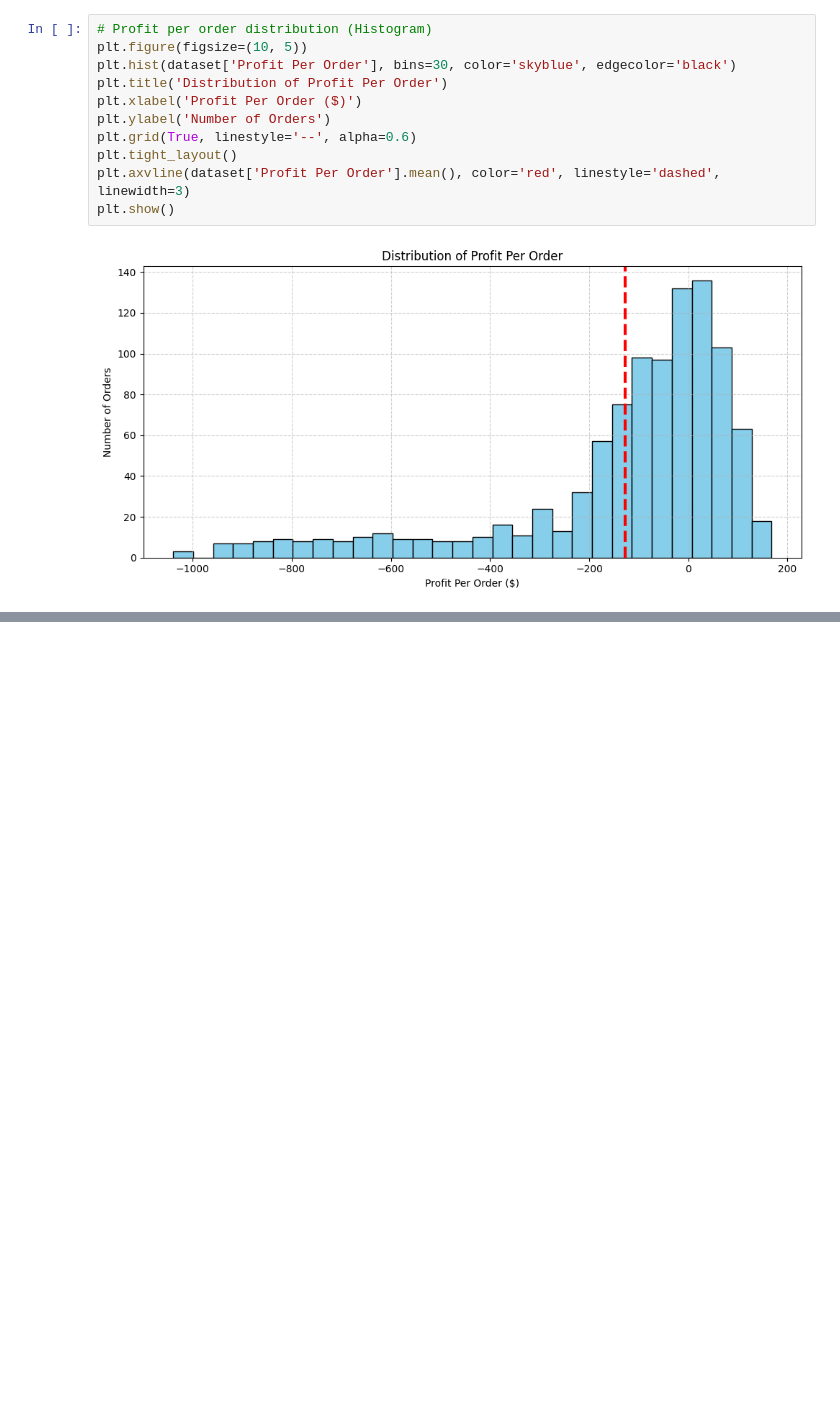
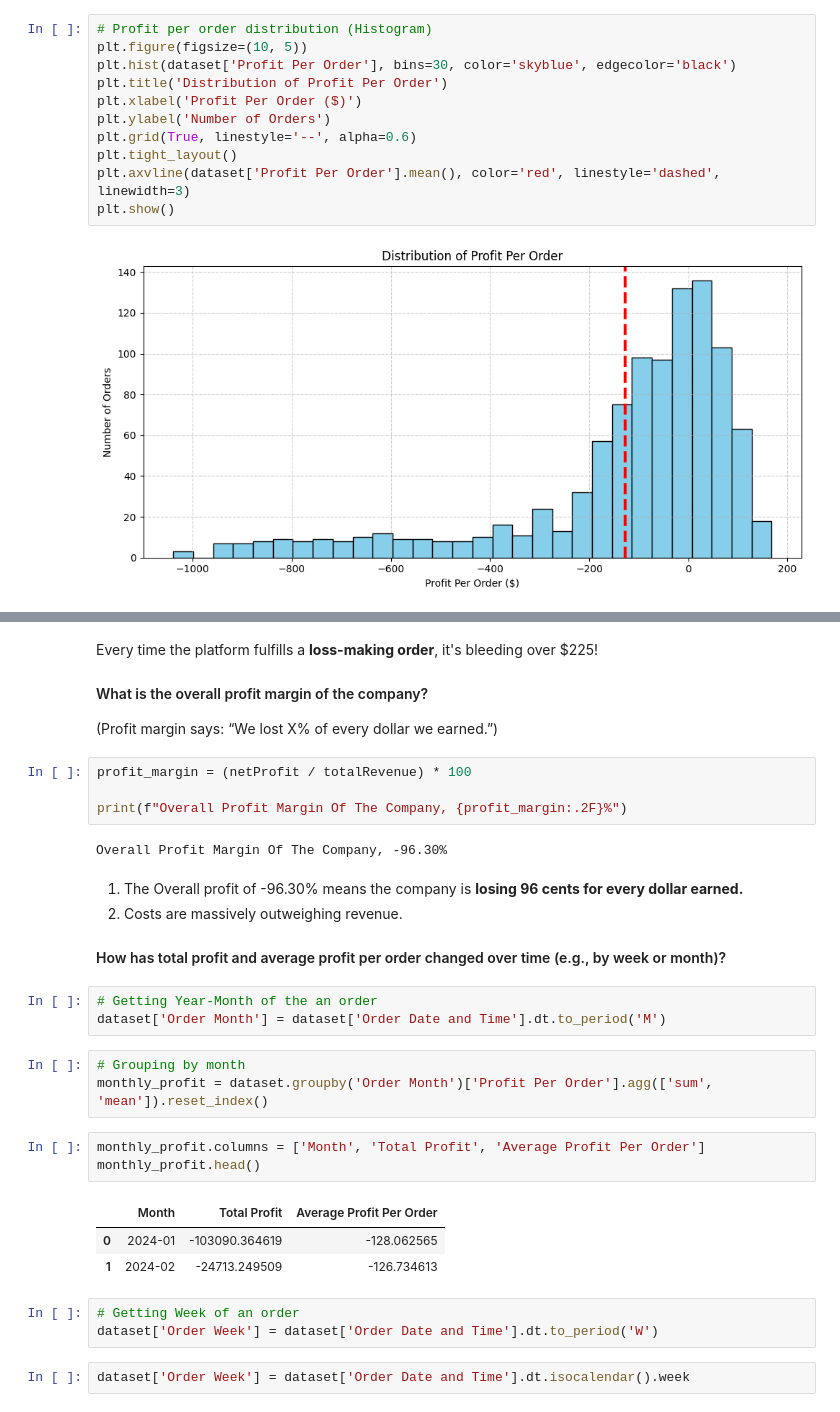
Before and after one commit to Darknight47/Data-Science-Projects-03, a Jupyter notebook: Cost_Profitability_analysis.ipynb, the cells around one changed output, grey strips where cells are left out. Cells and saved outputs as stored; diff of their text form; blank space fills up the shorter version.

```diff
--- a/Cost_Profitability_analysis.ipynb
+++ b/Cost_Profitability_analysis.ipynb
@@ -303,0 +313,34 @@ plt.show()
+# %% [markdown]
+Every time the platform fulfills a **loss-making order**, it's bleeding over $225!
+
+#### What is the overall profit margin of the company?
+(Profit margin says: “We lost X% of every dollar we earned.”)
+# %%
+profit_margin = (netProfit / totalRevenue) * 100
+
+print(f"Overall Profit Margin Of The Company, {profit_margin:.2F}%")
+# %% [output]
+Overall Profit Margin Of The Company, -96.30%
+# %% [markdown]
+1. The Overall profit of -96.30% means the company is **losing 96 cents for every dollar earned.**
+2. Costs are massively outweighing revenue.
+
+#### How has total profit and average profit per order changed over time (e.g., by week or month)?
+# %%
+# Getting Year-Month of the an order
+dataset['Order Month'] = dataset['Order Date and Time'].dt.to_period('M')
+# %%
+# Grouping by month
+monthly_profit = dataset.groupby('Order Month')['Profit Per Order'].agg(['sum', 'mean']).reset_index()
+# %%
+monthly_profit.columns = ['Month', 'Total Profit', 'Average Profit Per Order']
+monthly_profit.head()
+# %% [output]
+|  | Month | Total Profit | Average Profit Per Order |
+| 0 | 2024-01 | -103090.364619 | -128.062565 |
+| 1 | 2024-02 | -24713.249509 | -126.734613 |
+# %%
+# Getting Week of an order
+dataset['Order Week'] = dataset['Order Date and Time'].dt.to_period('W')
+# %%
+dataset['Order Week'] = dataset['Order Date and Time'].dt.isocalendar().week
```
Also changed, not shown: parts of 7 cells of this notebook.
